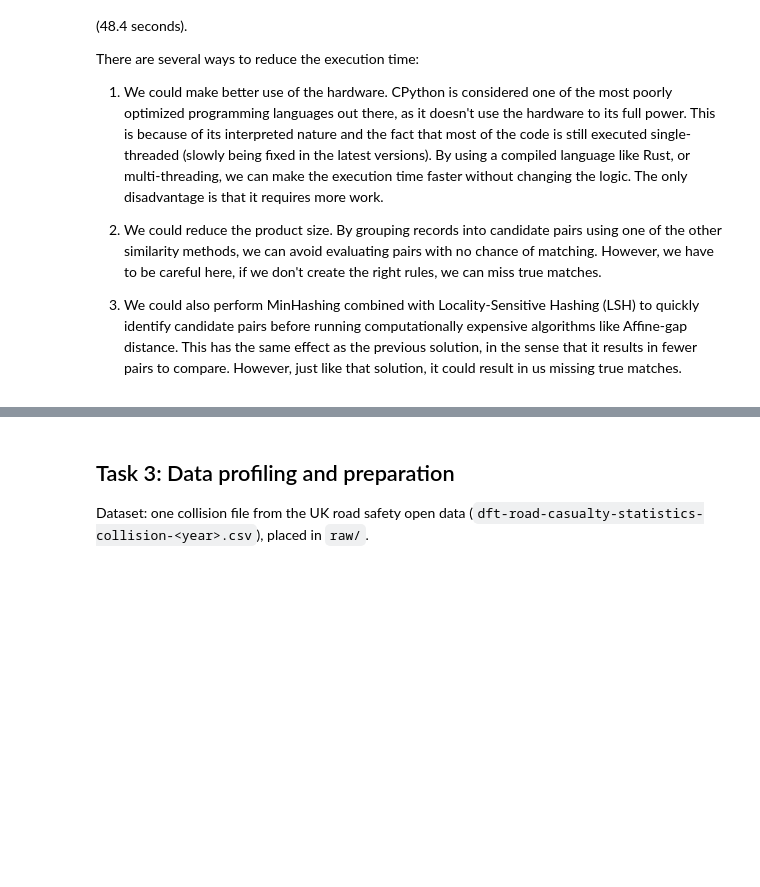
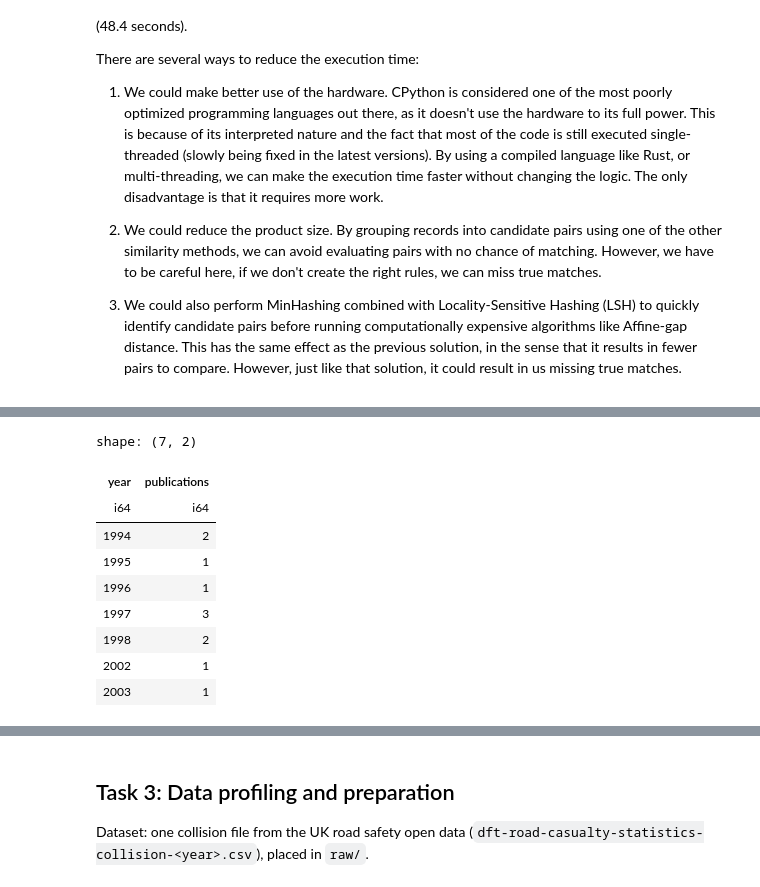
Before and after one commit to OssamaSijbesma/uu-data-wrangling-assignments, a Jupyter notebook: assignment-2/assignment.ipynb, the cells around one changed output, grey strips where cells are left out. Cells and saved outputs as stored; diff of their text form; code cells hidden in the pictures; blank space fills up the shorter version.

```diff
--- a/assignment-2/assignment.ipynb
+++ b/assignment-2/assignment.ipynb
@@ -360,0 +505,14 @@ There are several ways to reduce the execution time:
+# %%
+# show number of publications every year in our sample
+pl.read_database("SELECT year, COUNT(*) AS publications FROM publications GROUP BY year ORDER BY year", conn)
+# %% [output]
+shape: (7, 2)
+| year | publications |
+| i64 | i64 |
+| 1994 | 2 |
+| 1995 | 1 |
+| 1996 | 1 |
+| 1997 | 3 |
+| 1998 | 2 |
+| 2002 | 1 |
+| 2003 | 1 |
```
Also changed, not shown: parts of 14 cells of this notebook.
